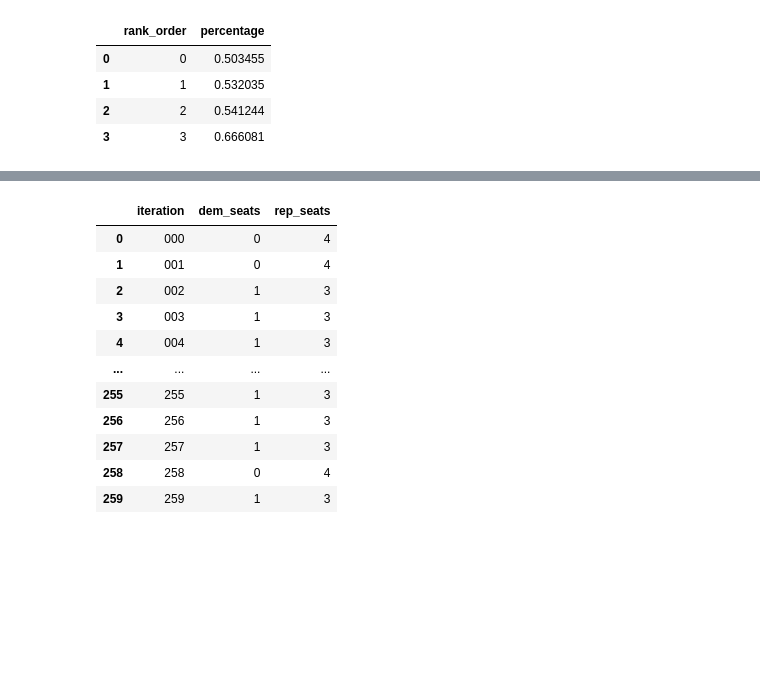
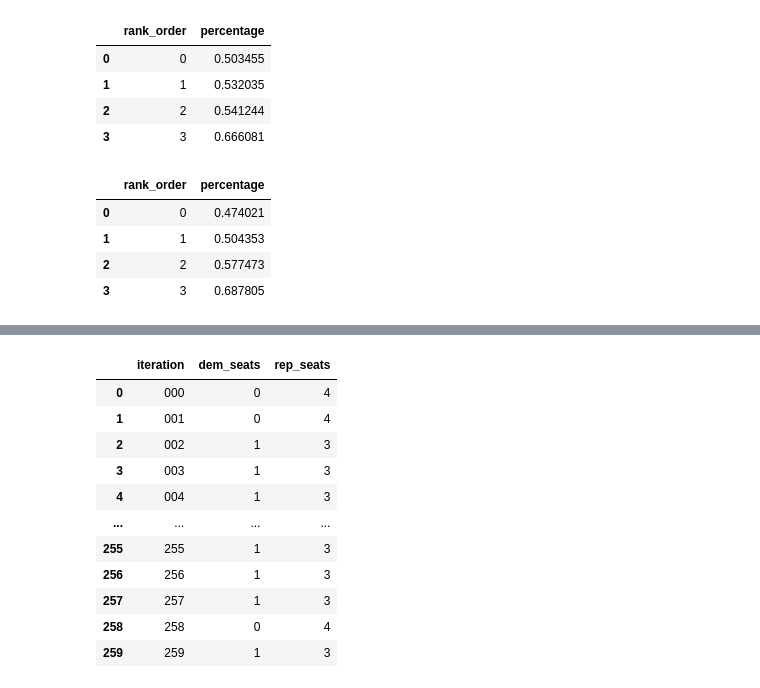
Before and after one commit to stefaniegwangphd/ia-redistricting, a Jupyter notebook: seat_share_tabulation.ipynb, the cells around one changed output, grey strips where cells are left out. Drawn from its saved outputs; the diff is of its cells as text; code cells hidden in the pictures; blank space fills up the shorter version.

```diff
--- a/seat_share_tabulation.ipynb
+++ b/seat_share_tabulation.ipynb
@@ -99,6 +110,17 @@ enacted_map_df
 | 1 | 1 | 0.532035 |
 | 2 | 2 | 0.541244 |
 | 3 | 3 | 0.666081 |
+# %%
+list2=sorted(alternate_rep_vote_share_list)
+alternate_dict = {'rank_order':[0,1,2,3], 'percentage': list2}
+alternate_map_df=pd.DataFrame(alternate_dict)
+alternate_map_df
+# %% [output]
+|  | rank_order | percentage |
+| 0 | 0 | 0.474021 |
+| 1 | 1 | 0.504353 |
+| 2 | 2 | 0.577473 |
+| 3 | 3 | 0.687805 |
 # %%
 X=simulation_df['rank_order']
 Y=simulation_df['percentage']
```
Also changed, not shown: parts of 7 cells of this notebook.
